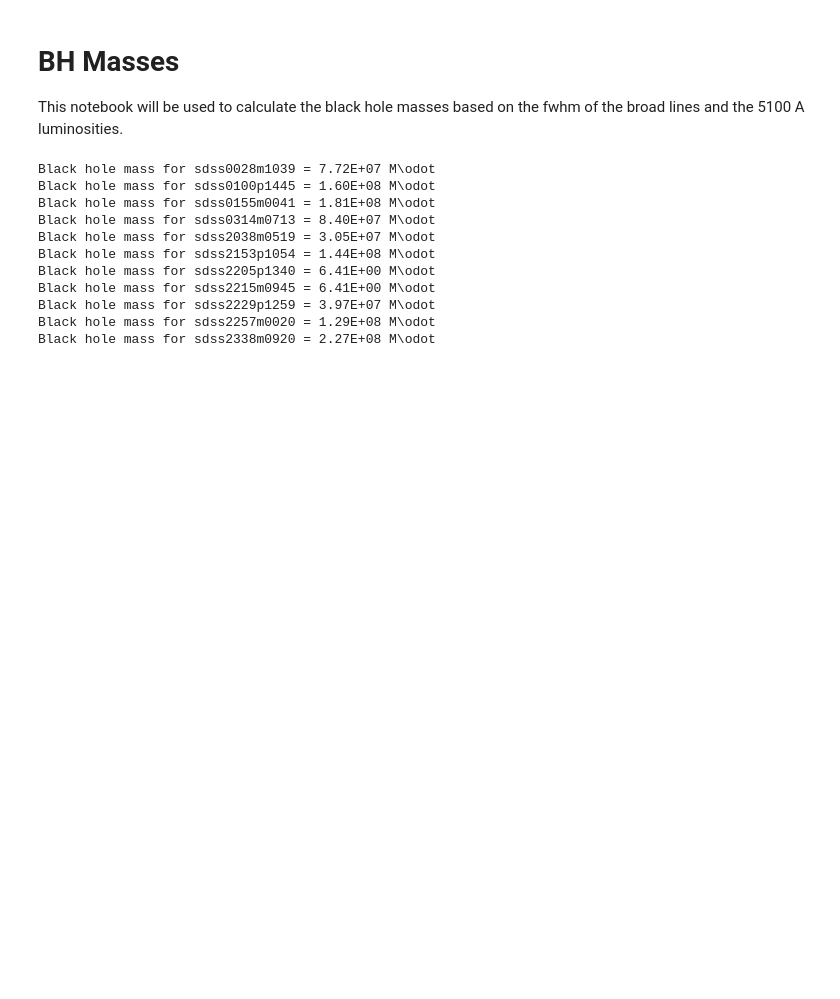
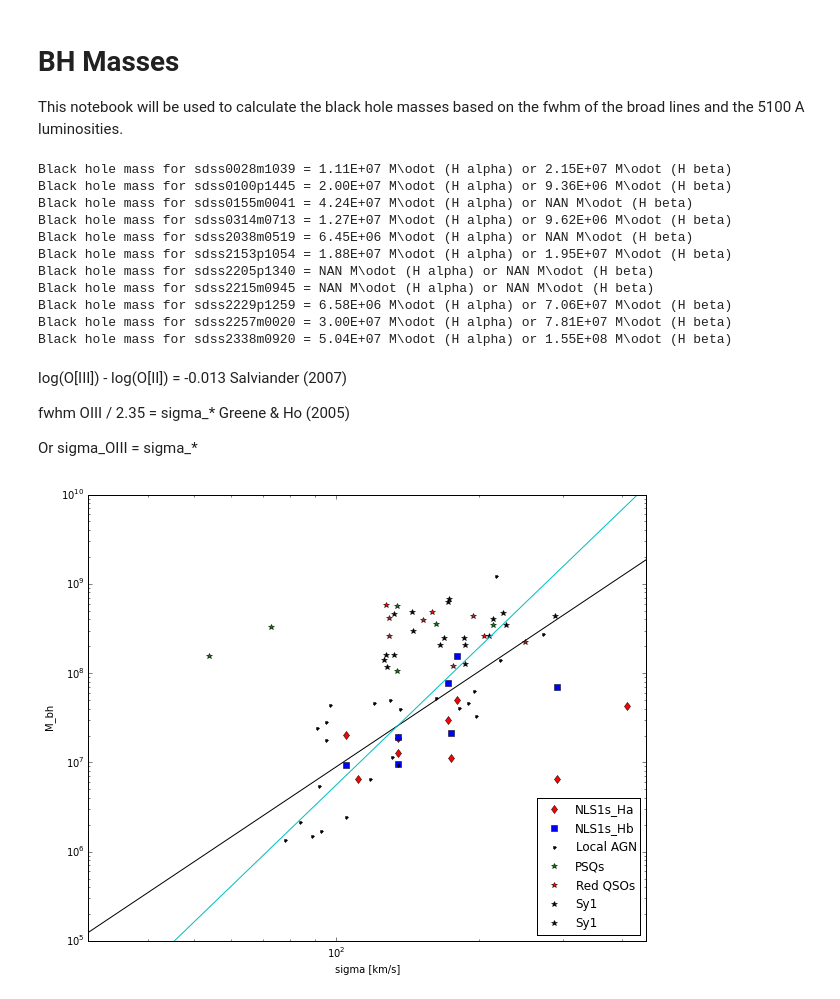
Before and after one commit to kdhiner/NLS1, a Jupyter notebook: BH Mass Calc.ipynb, the cells around one changed output. Drawn from its saved outputs; the diff is of its cells as text; code cells hidden in the pictures; blank space fills up the shorter version.

Commit message:
Initial M-sigma diagram

```diff
--- a/BH Mass Calc.ipynb
+++ b/BH Mass Calc.ipynb
@@ -35,19 +207,61 @@ lum_nls1 = [1e44]*11
 # %%
-# Calculate the black hole masses
+Mbh_nls1_ha = []
+Mbh_nls1_hb = []
 
 for e, target in enumerate(names_nls1):
-    Mbh = calc_Mbh_Ha(Ha_nls1[e], lum_nls1[e])
-    print 'Black hole mass for %s = %s M\odot' \
-        % (target, "{:.2E}".format(Mbh))
+    Mbh_Ha = calc_Mbh_Ha(res_correct(Ha_nls1[e], inst1_fwhm), 0.5 * L_nls1[e])
+    Mbh_Hb = calc_Mbh_Hb(res_correct(Hb_nls1[e], inst1_fwhm), 0.5 * L_nls1[e])
+    print 'Black hole mass for %s = %s M\odot (H alpha) or %s M\odot (H beta)' \
+        % (target, "{:.2E}".format(Mbh_Ha), "{:.2E}".format(Mbh_Hb))
+    Mbh_nls1_ha.append(Mbh_Ha)
+    Mbh_nls1_hb.append(Mbh_Hb)
 # %% [output]
-Black hole mass for sdss0028m1039 = 7.72E+07 M\odot
-Black hole mass for sdss0100p1445 = 1.60E+08 M\odot
-Black hole mass for sdss0155m0041 = 1.81E+08 M\odot
-Black hole mass for sdss0314m0713 = 8.40E+07 M\odot
-Black hole mass for sdss2038m0519 = 3.05E+07 M\odot
-Black hole mass for sdss2153p1054 = 1.44E+08 M\odot
-Black hole mass for sdss2205p1340 = 6.41E+00 M\odot
-Black hole mass for sdss2215m0945 = 6.41E+00 M\odot
-Black hole mass for sdss2229p1259 = 3.97E+07 M\odot
-Black hole mass for sdss2257m0020 = 1.29E+08 M\odot
-Black hole mass for sdss2338m0920 = 2.27E+08 M\odot
+Black hole mass for sdss0028m1039 = 1.11E+07 M\odot (H alpha) or 2.15E+07 M\odot (H beta)
+Black hole mass for sdss0100p1445 = 2.00E+07 M\odot (H alpha) or 9.36E+06 M\odot (H beta)
+Black hole mass for sdss0155m0041 = 4.24E+07 M\odot (H alpha) or NAN M\odot (H beta)
+Black hole mass for sdss0314m0713 = 1.27E+07 M\odot (H alpha) or 9.62E+06 M\odot (H beta)
+Black hole mass for sdss2038m0519 = 6.45E+06 M\odot (H alpha) or NAN M\odot (H beta)
+Black hole mass for sdss2153p1054 = 1.88E+07 M\odot (H alpha) or 1.95E+07 M\odot (H beta)
+Black hole mass for sdss2205p1340 = NAN M\odot (H alpha) or NAN M\odot (H beta)
+Black hole mass for sdss2215m0945 = NAN M\odot (H alpha) or NAN M\odot (H beta)
+Black hole mass for sdss2229p1259 = 6.58E+06 M\odot (H alpha) or 7.06E+07 M\odot (H beta)
+Black hole mass for sdss2257m0020 = 3.00E+07 M\odot (H alpha) or 7.81E+07 M\odot (H beta)
+Black hole mass for sdss2338m0920 = 5.04E+07 M\odot (H alpha) or 1.55E+08 M\odot (H beta)
+# %% [markdown]
+log(O[III]) - log(O[II]) = -0.013  Salviander (2007)
+
+fwhm OIII / 2.35 = sigma_*   Greene & Ho (2005)
+
+Or sigma_OIII = sigma_*
+# %%
+plt_s = []
+flag = np.zeros(11)
+
+for e, sig in enumerate(s_NII_nls1):
+    if s_OIII_nls1[e] != 0.:
+        plt_s.append(res_correct(s_OIII_nls1[e], inst1_sig))
+        flag[e] = 1
+    else:
+        plt_s.append(res_correct(sig, inst1_sig))
+# %%
+plt.figure(figsize = (10, 8))
+plt.plot(plt_s, Mbh_nls1_ha, 'rd', plt_s, Mbh_nls1_hb, 'bs', \
+         #s_NII_nls1, Mbh_nls1_ha, 'rd', s_NII_nls1, Mbh_nls1_hb, 'bs', \
+         #s_OIII_nls1, Mbh_nls1_ha, 'rd', s_OIII_nls1, Mbh_nls1_hb, 'bd', \
+         Woo_sigma, Woo_mass, 'k.', \
+         H12_sigma, H12_mass, 'g*', \
+         C12_sigma, C12_mass, 'r*', \
+         Woo06_sigma, Woo06_mass, 'k*', \
+         Woo08_sigma, Woo08_mass, 'k*')
+plt.plot(s, WM, 'k', s, McCmass, 'c')
+plt.ylim(10**5, 10**10)
+plt.xlim(30, 450)
+plt.yscale('log')
+plt.xscale('log')
+plt.ylabel('M_bh')
+plt.xlabel('sigma [km/s]')
+labels = ['NLS1s_Ha', 'NLS1s_Hb', 'Local AGN', 'PSQs', 'Red QSOs', 'Sy1', 'Sy1']
+plt.legend(labels = labels, loc = 4, numpoints = 1)
+plt.savefig('/Users/Kyle/NLS1/plots/msfig_nls1.pdf', format='pdf')
+# %% [output]
+[figure, added]
```
Also changed, not shown: parts of 11 cells of this notebook.
